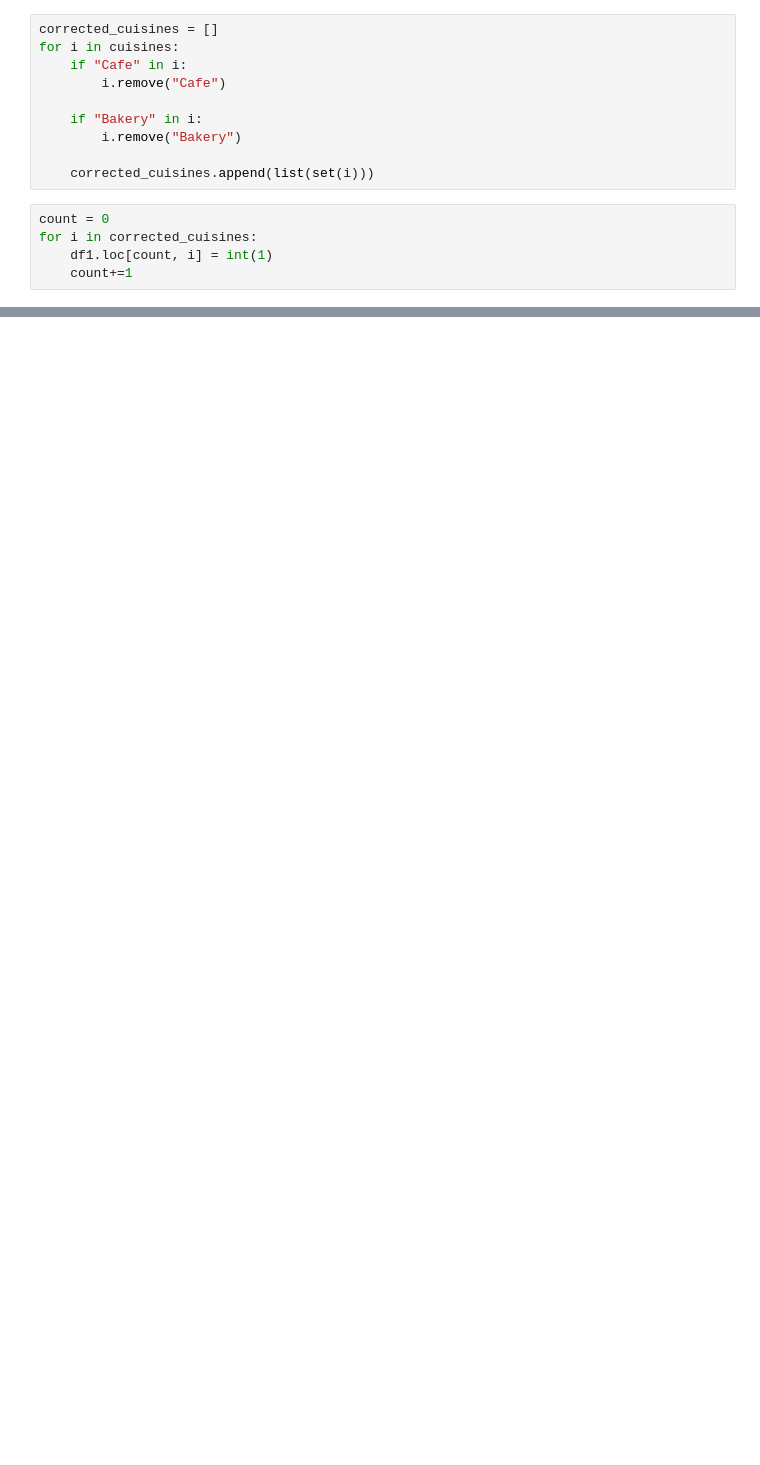
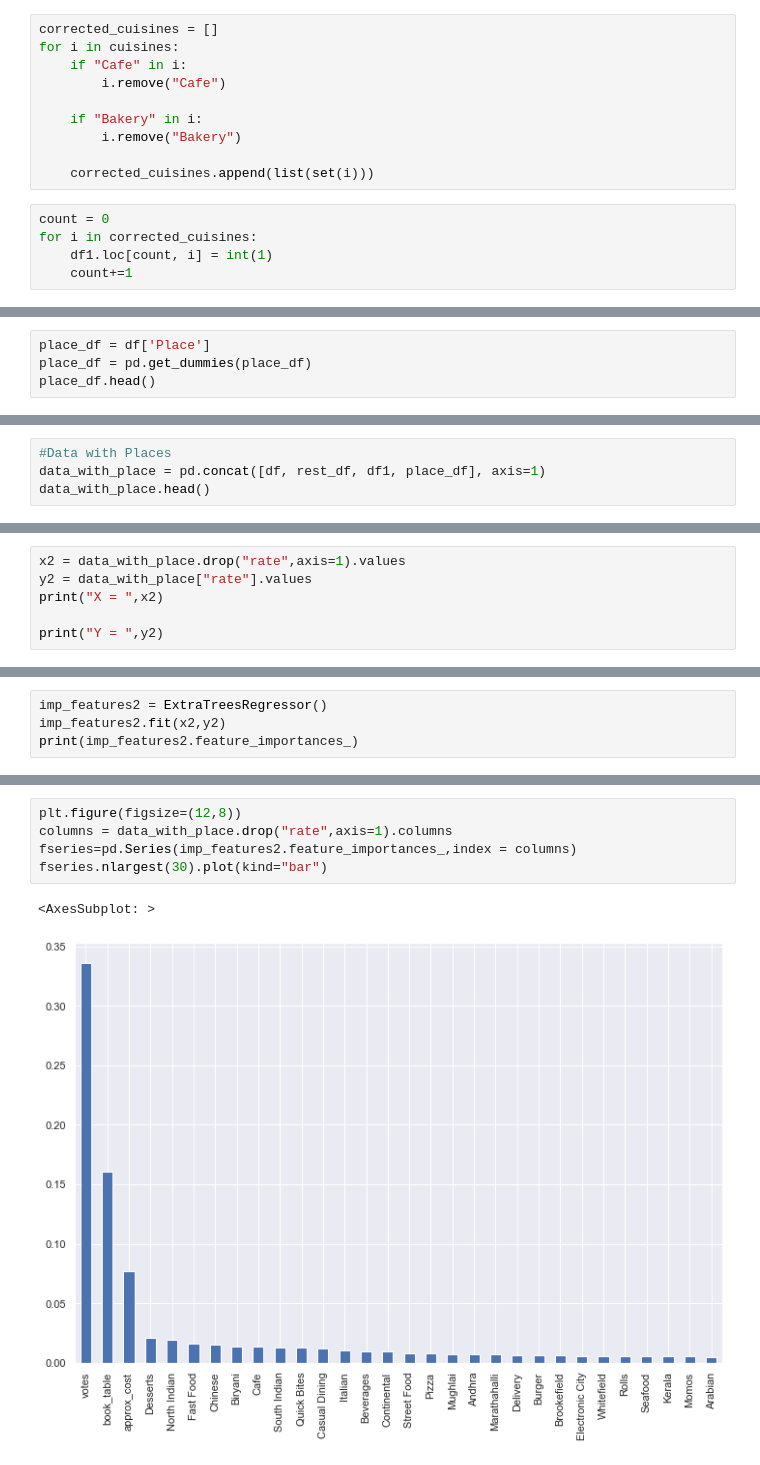
Before and after one commit to Samirsaiyed/restaurant_rating_prediction, a Jupyter notebook: restaurant_rating_prediction.ipynb, the cells around one changed output, grey strips where cells are left out. Cells and saved outputs as stored; diff of their text form; blank space fills up the shorter version.

```diff
--- a/restaurant_rating_prediction.ipynb
+++ b/restaurant_rating_prediction.ipynb
@@ -642,0 +671,4 @@ df1.head()
+# %%
+place_df = df['Place']
+place_df = pd.get_dummies(place_df)
+place_df.head()
@@ -642,0 +695,4 @@ df1.head()
+# %%
+#Data with Places
+data_with_place = pd.concat([df, rest_df, df1, place_df], axis=1)
+data_with_place.head()
@@ -642,0 +739,6 @@ df1.head()
+# %%
+x2 = data_with_place.drop("rate",axis=1).values
+y2 = data_with_place["rate"].values
+print("X = ",x2)
+
+print("Y = ",y2)
@@ -642,0 +787,4 @@ df1.head()
+# %%
+imp_features2 = ExtraTreesRegressor()
+imp_features2.fit(x2,y2)
+print(imp_features2.feature_importances_)
@@ -642,0 +809,8 @@ df1.head()
+# %%
+plt.figure(figsize=(12,8))
+columns = data_with_place.drop("rate",axis=1).columns
+fseries=pd.Series(imp_features2.feature_importances_,index = columns)
+fseries.nlargest(30).plot(kind="bar")
+# %% [output]
+<AxesSubplot: >
+[figure, added]
```
Also changed, not shown: parts of 71 cells of this notebook.
